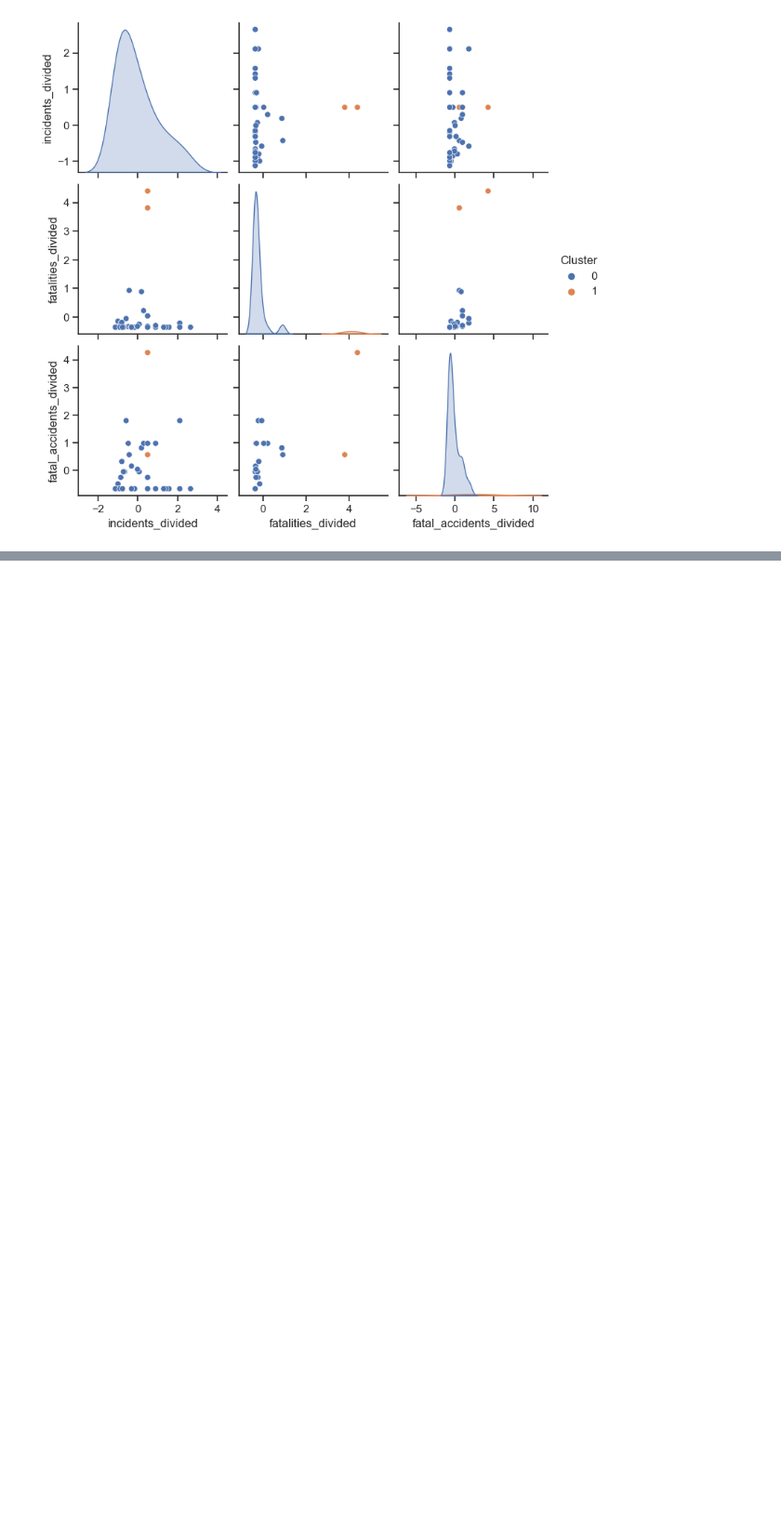
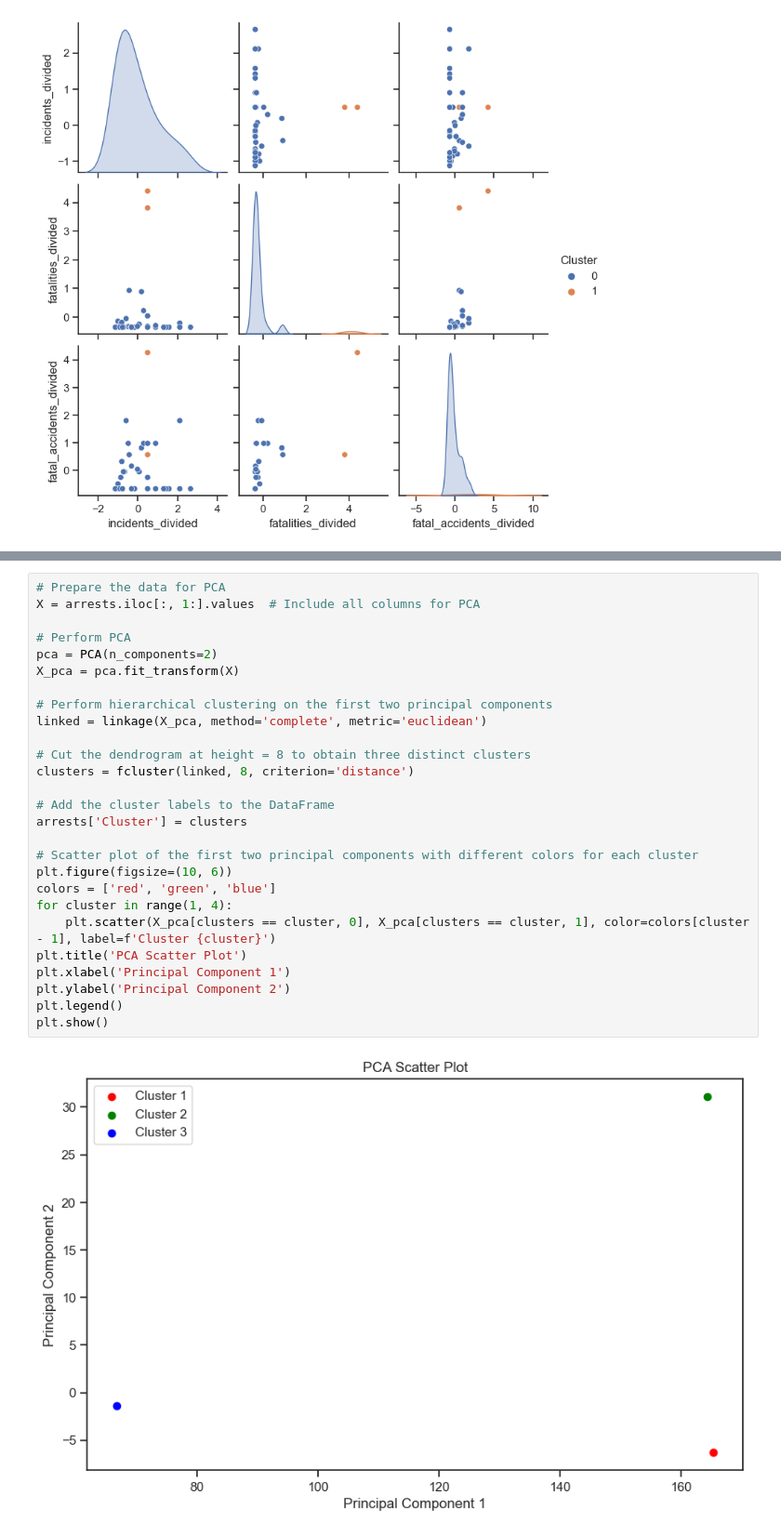
Before and after one commit to Bsubs/CITS5508_Machine_Learning, a Jupyter notebook: assignment3/assignment3.ipynb, the cells around one changed output, grey strips where cells are left out. Shown at 93% size. Drawn from its saved outputs; the diff is of its cells as text; blank space fills up the shorter version.

```diff
--- a/assignment3/assignment3.ipynb
+++ b/assignment3/assignment3.ipynb
@@ -754,0 +879,29 @@ arrests = pd.read_csv('USArrests.csv')
+# %%
+# Prepare the data for PCA
+X = arrests.iloc[:, 1:].values  # Include all columns for PCA
+
+# Perform PCA
+pca = PCA(n_components=2)
+X_pca = pca.fit_transform(X)
+
+# Perform hierarchical clustering on the first two principal components
+linked = linkage(X_pca, method='complete', metric='euclidean')
+
+# Cut the dendrogram at height = 8 to obtain three distinct clusters
+clusters = fcluster(linked, 8, criterion='distance')
+
+# Add the cluster labels to the DataFrame
+arrests['Cluster'] = clusters
+
+# Scatter plot of the first two principal components with different colors for each cluster
+plt.figure(figsize=(10, 6))
+colors = ['red', 'green', 'blue']
+for cluster in range(1, 4):
+    plt.scatter(X_pca[clusters == cluster, 0], X_pca[clusters == cluster, 1], color=colors[cluster - 1], label=f'Cluster {cluster}')
+plt.title('PCA Scatter Plot')
+plt.xlabel('Principal Component 1')
+plt.ylabel('Principal Component 2')
+plt.legend()
+plt.show()
+# %% [output]
+[figure, added]
```
Also changed, not shown: parts of 10 cells of this notebook.
